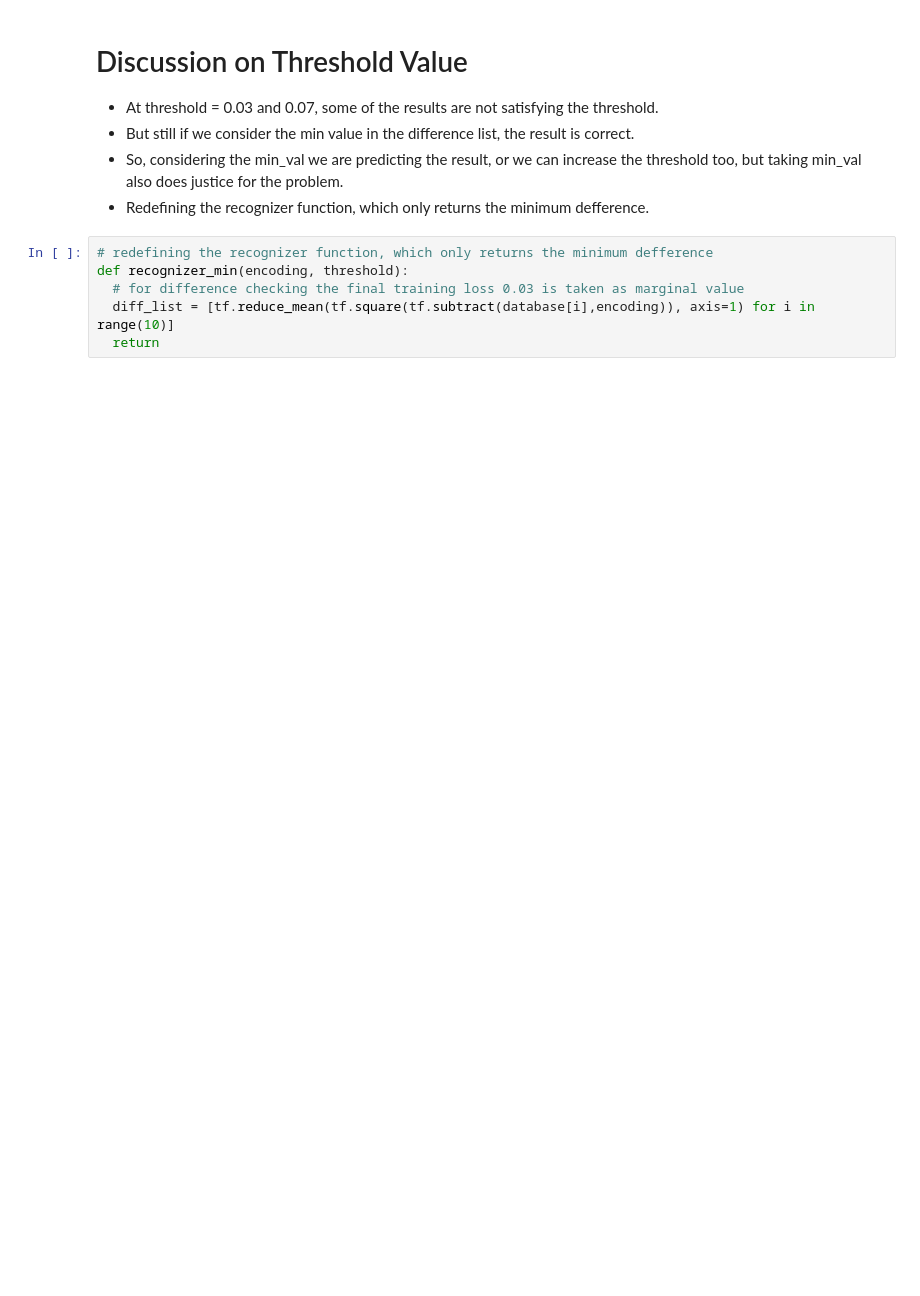
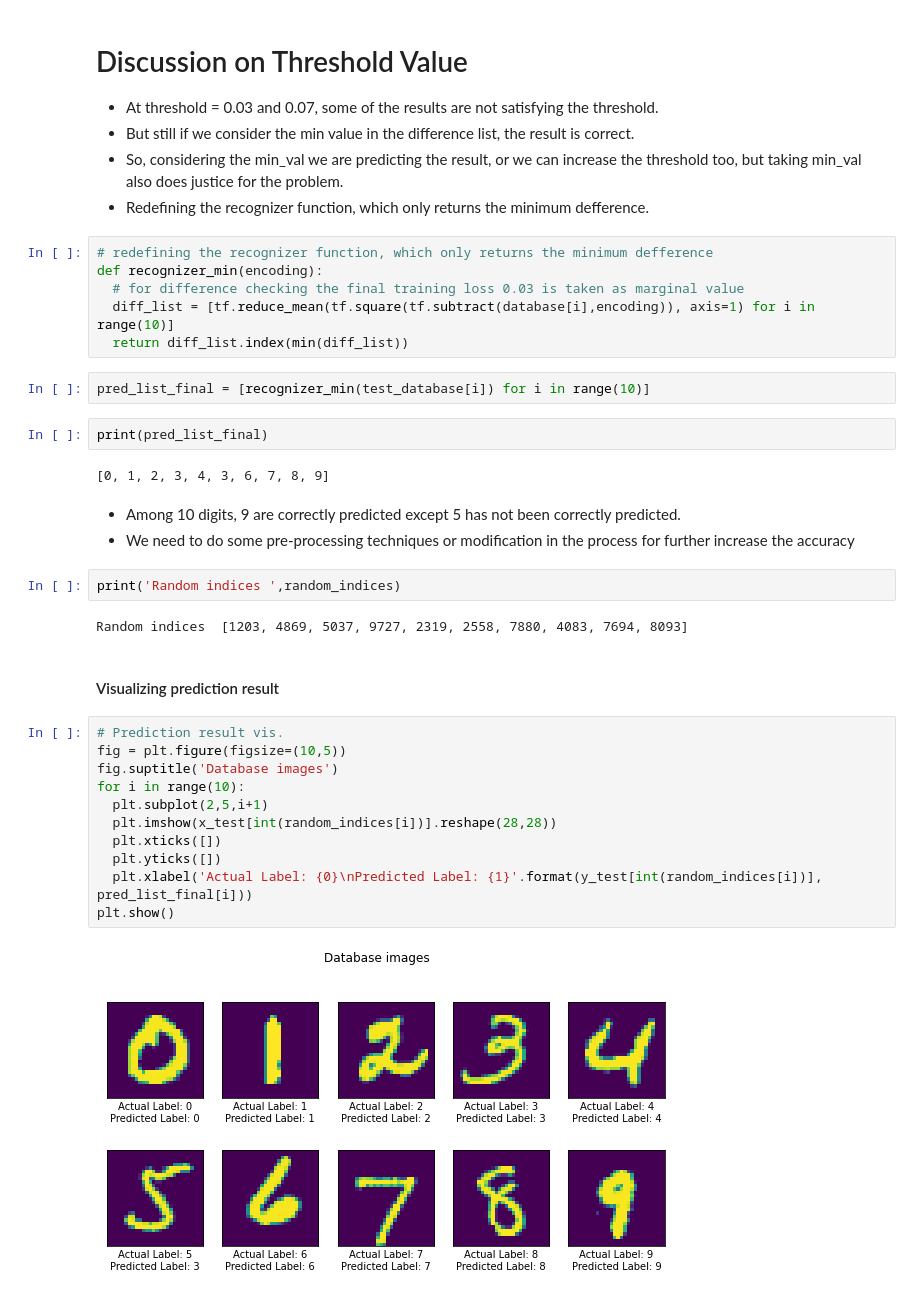
Before and after one commit to sayan0506/Siamese-Network-Implementation-On-MNIST-Data-Using-Keras, a Jupyter notebook: Create_a_Saimese_Network_with_Triplet_Loss_in_Keras.ipynb, the cells around one changed output. Cells and saved outputs as stored; diff of their text form; blank space fills up the shorter version.

```diff
--- a/Create_a_Saimese_Network_with_Triplet_Loss_in_Keras.ipynb
+++ b/Create_a_Saimese_Network_with_Triplet_Loss_in_Keras.ipynb
@@ -457,7 +471,35 @@ pred_list
 * Redefining the recognizer function, which only returns the minimum defference.
 # %%
 # redefining the recognizer function, which only returns the minimum defference
-def recognizer_min(encoding, threshold):
+def recognizer_min(encoding):
   # for difference checking the final training loss 0.03 is taken as marginal value
   diff_list = [tf.reduce_mean(tf.square(tf.subtract(database[i],encoding)), axis=1) for i in range(10)]
-  return
+  return diff_list.index(min(diff_list))
+# %%
+pred_list_final = [recognizer_min(test_database[i]) for i in range(10)]
+# %%
+print(pred_list_final)
+# %% [output]
+[0, 1, 2, 3, 4, 3, 6, 7, 8, 9]
+# %% [markdown]
+* Among 10 digits, 9 are correctly predicted except 5 has not been correctly predicted.
+* We need to do some pre-processing techniques or modification in the process for further increase the accuracy
+# %%
+print('Random indices ',random_indices)
+# %% [output]
+Random indices  [1203, 4869, 5037, 9727, 2319, 2558, 7880, 4083, 7694, 8093]
+# %% [markdown]
+#### Visualizing prediction result
+# %%
+# Prediction result vis.
+fig = plt.figure(figsize=(10,5))
+fig.suptitle('Database images')
+for i in range(10):
+  plt.subplot(2,5,i+1)
+  plt.imshow(x_test[int(random_indices[i])].reshape(28,28))
+  plt.xticks([])
+  plt.yticks([])
+  plt.xlabel('Actual Label: {0}\nPredicted Label: {1}'.format(y_test[int(random_indices[i])], pred_list_final[i]))
+plt.show()
+# %% [output]
+[figure, added]
```
Also changed, not shown: parts of 11 cells of this notebook.
